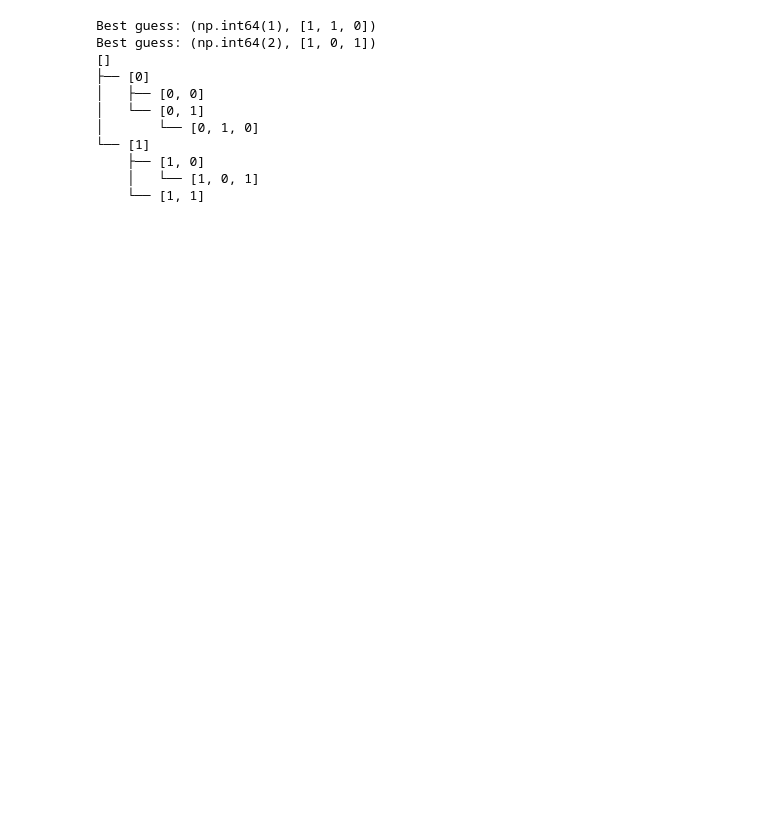
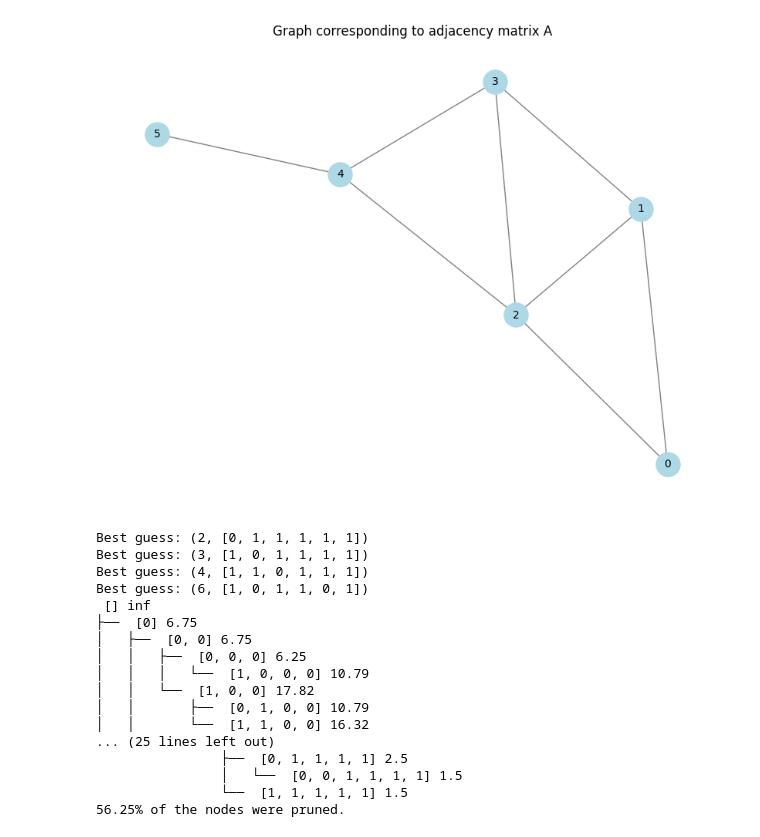
Before and after one commit to Soap-Suds/FourierGraphCut, a Jupyter notebook: Z_k Graph Cut.ipynb, the cells around one changed output. Drawn from its saved outputs; the diff is of its cells as text; code cells hidden in the pictures; blank space fills up the shorter version.

Commit message:
Put in bound, not working yet.

```diff
--- a/Z_k Graph Cut.ipynb
+++ b/Z_k Graph Cut.ipynb
@@ -175,26 +215,56 @@ Best guess: (np.int64(2), [1, 0, 1])
     │   └── [1, 0, 1]
     └── [1, 1]
 # %%
+import networkx as nx
+
 # Test case
-A = np.array([[0, 1, 0], [1, 0, 1], [0, 1, 0]])
+import matplotlib.pyplot as plt
+A = np.array([
+    [0, 1, 1, 0, 0, 0],
+    [1, 0, 1, 1, 0, 0],
+    [1, 1, 0, 1, 1, 0],
+    [0, 1, 1, 0, 1, 0],
+    [0, 0, 1, 1, 0, 1],
+    [0, 0, 0, 0, 1, 0]
+])
+
+
+# Create a graph from the adjacency matrix
+G = nx.from_numpy_array(A)
+
+# Draw the graph
+plt.figure(figsize=(8, 6))
+nx.draw(G, with_labels=True, node_color='lightblue', edge_color='gray', node_size=500, font_size=10)
+plt.title("Graph corresponding to adjacency matrix A")
+plt.show()
 k = 2
 initial_guess = 0
 
 bb = LazyBranchAndBound(A, k, initial_guess)
 bb.search()
 
 # Render the tree, showing only the address component of each node
+count = 0
 for pre, fill, node in RenderTree(bb.root):
-    print("%s%s" % (pre, node.name[2]))
+    count += 1
+    print(f'{pre} {node.name[2]} {round(node.bound,2)}')
+print(str(count / (bb.k**bb.n) * 100) + "% of the nodes were pruned.")
 # %% [output]
+[figure, added]
-Best guess: (np.int64(1), [1, 1, 0])
-Best guess: (np.int64(2), [1, 0, 1])
-[]
-├── [0]
-│   ├── [0, 0]
-│   └── [0, 1]
-│       └── [0, 1, 0]
-└── [1]
-    ├── [1, 0]
-    │   └── [1, 0, 1]
-    └── [1, 1]
+Best guess: (2, [0, 1, 1, 1, 1, 1])
+Best guess: (3, [1, 0, 1, 1, 1, 1])
+Best guess: (4, [1, 1, 0, 1, 1, 1])
+Best guess: (6, [1, 0, 1, 1, 0, 1])
+ [] inf
+├──  [0] 6.75
+│   ├──  [0, 0] 6.75
+│   │   ├──  [0, 0, 0] 6.25
+│   │   │   └──  [1, 0, 0, 0] 10.79
+│   │   └──  [1, 0, 0] 17.82
+│   │       ├──  [0, 1, 0, 0] 10.79
+│   │       └──  [1, 1, 0, 0] 16.32
+... (25 lines left out)
+                ├──  [0, 1, 1, 1, 1] 2.5
+                │   └──  [0, 0, 1, 1, 1, 1] 1.5
+                └──  [1, 1, 1, 1, 1] 1.5
+56.25% of the nodes were pruned.
```
Also changed, not shown: parts of 2 cells of this notebook.
